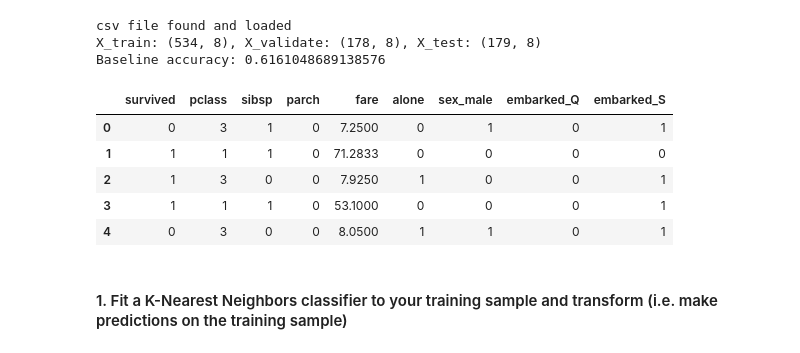
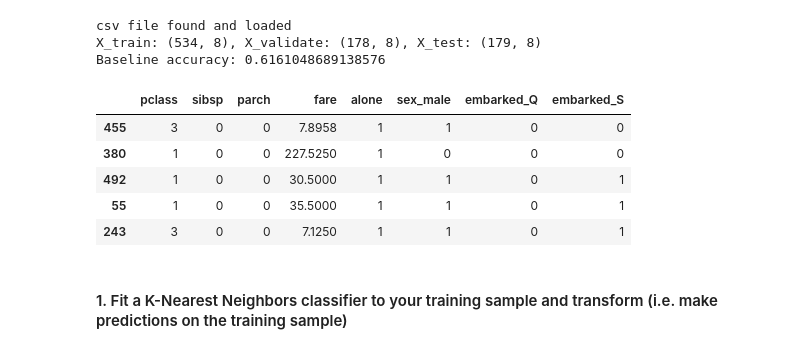
Before and after one commit to rosendo-lugo/classification-exercises, a Jupyter notebook: knn_model.ipynb, the cells around one changed output. Drawn from its saved outputs; the diff is of its cells as text; code cells hidden in the pictures.

```diff
--- a/knn_model.ipynb
+++ b/knn_model.ipynb
@@ -60,9 +60,9 @@ train, validate, test = prepare.split_function(titanic_df, 'survived')
 # Lets drop 'passenger_id', 'survived', 'sex', 'embarked' because they either are objects or don't add value to the data.
 # Also, we need to remove the 'survived' column because is our TARGET.
 # Also, lets convert train, validate and test.
-X_train = train.drop(columns = ['survived'])
-X_validate = validate.drop(columns = ['survived'])
-X_test = test.drop(columns = ['survived'])
+X_train = train.drop(columns = ['survived','passenger_id','sex','embarked'])
+X_validate = validate.drop(columns = ['survived','passenger_id','sex','embarked'])
+X_test = test.drop(columns = ['survived','passenger_id','sex','embarked'])
 
 # ---------------------------------------------------------------------------------
 # Set a target
@@ -117,14 +117,14 @@ csv file found and loaded
 X_train: (534, 8), X_validate: (178, 8), X_test: (179, 8)
 Baseline accuracy: 0.6161048689138576
 # %%
-titanic_df.head()
+X_train.head()
 # %% [output]
-|  | survived | pclass | sibsp | parch | fare | alone | sex_male | embarked_Q | embarked_S |
-| 0 | 0 | 3 | 1 | 0 | 7.2500 | 0 | 1 | 0 | 1 |
-| 1 | 1 | 1 | 1 | 0 | 71.2833 | 0 | 0 | 0 | 0 |
-| 2 | 1 | 3 | 0 | 0 | 7.9250 | 1 | 0 | 0 | 1 |
-| 3 | 1 | 1 | 1 | 0 | 53.1000 | 0 | 0 | 0 | 1 |
-| 4 | 0 | 3 | 0 | 0 | 8.0500 | 1 | 1 | 0 | 1 |
+|  | pclass | sibsp | parch | fare | alone | sex_male | embarked_Q | embarked_S |
+| 455 | 3 | 0 | 0 | 7.8958 | 1 | 1 | 0 | 0 |
+| 380 | 1 | 0 | 0 | 227.5250 | 1 | 0 | 0 | 0 |
+| 492 | 1 | 0 | 0 | 30.5000 | 1 | 1 | 0 | 1 |
+| 55 | 1 | 0 | 0 | 35.5000 | 1 | 1 | 0 | 1 |
+| 243 | 3 | 0 | 0 | 7.1250 | 1 | 1 | 0 | 1 |
 # %% [markdown]
 #### 1. Fit a K-Nearest Neighbors classifier to your training sample and transform (i.e. make predictions on the training sample)
 # %% [markdown]
```
Also changed, not shown: 3 other files.
